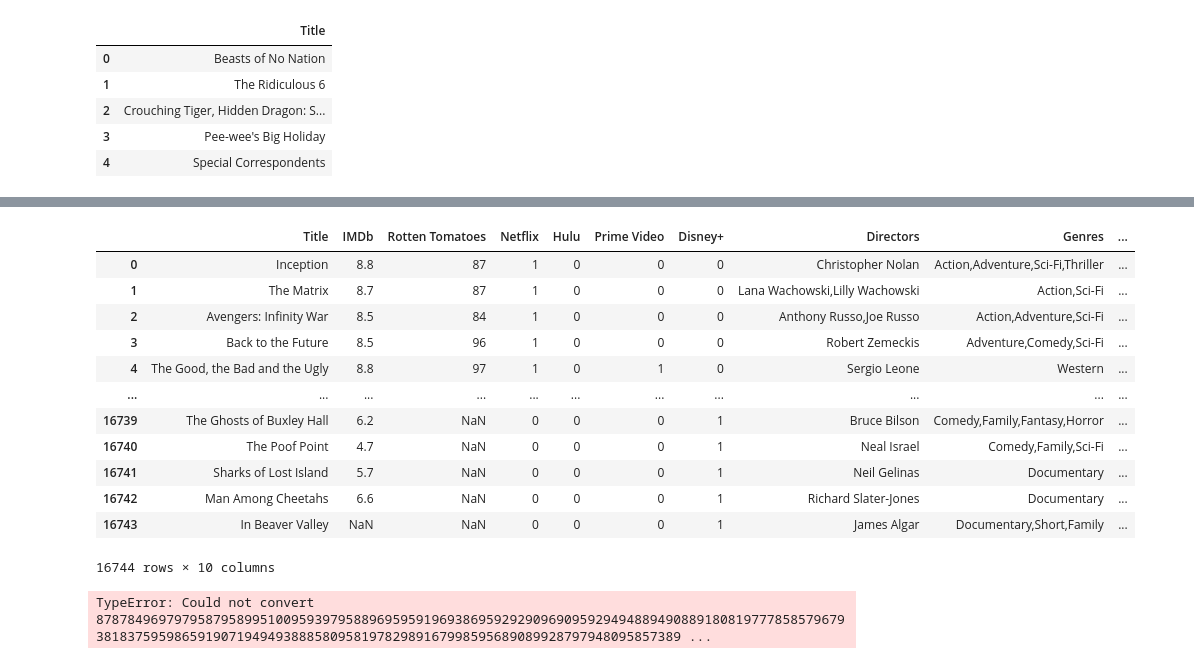
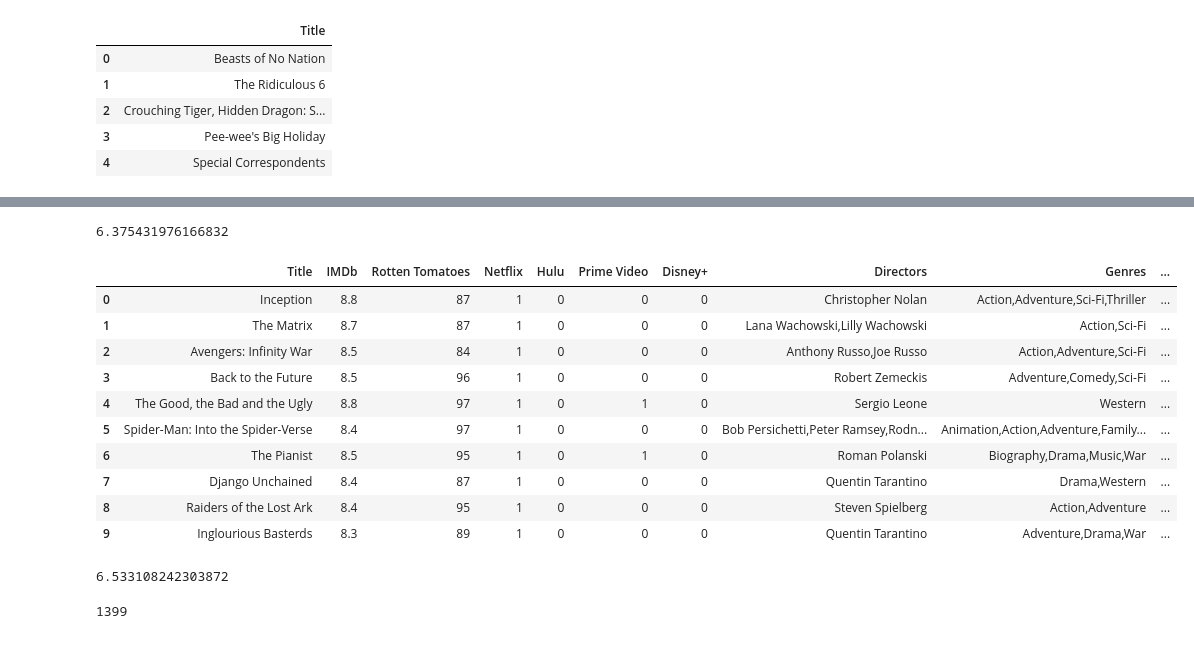
Before and after one commit to CindyBrady/ETL_Movie_Streaming, a Jupyter notebook: ETL Project/ETL_Netflix.ipynb, the cells around one changed output, grey strips where cells are left out. Saved outputs shown, nothing was run; the diff lists cells and outputs as text; code cells hidden in the pictures.

Commit message:
Update ETL_Netflix.ipynb
Updating notebook

```diff
--- a/ETL Project/ETL_Netflix.ipynb
+++ b/ETL Project/ETL_Netflix.ipynb
@@ -29,6 +29,9 @@ netflix_df.head()
 # %%
 #clean all_platforms
 all_platforms_df = all_platforms_df.drop(columns = ["Unnamed: 0", "ID", "Year", "Age", "Type", "Country", "Language"])
+# %%
+#dropping blank rows
+all_platforms_df.dropna(inplace=True)
 # %%
 #clean netflix
 netflix_df = netflix_df[["Title"]].copy()
@@ -63,18 +46,22 @@ all_platforms_df.dropna()
+# %%
+#mean of IMDb
+all_platforms_df["IMDb"].mean()
+# %% [output]
+6.375431976166832
 # %%
+#removing % from Rotten Tomatoes
 all_platforms_df['Rotten Tomatoes'] = all_platforms_df['Rotten Tomatoes'].str.replace('%', '')
-all_platforms_df
+all_platforms_df.head(10)
 # %% [output]
 |  | Title | IMDb | Rotten Tomatoes | Netflix | Hulu | Prime Video | Disney+ | Directors | Genres | ... |
 | 0 | Inception | 8.8 | 87 | 1 | 0 | 0 | 0 | Christopher Nolan | Action,Adventure,Sci-Fi,Thriller | ... |
 | 1 | The Matrix | 8.7 | 87 | 1 | 0 | 0 | 0 | Lana Wachowski,Lilly Wachowski | Action,Sci-Fi | ... |
 | 2 | Avengers: Infinity War | 8.5 | 84 | 1 | 0 | 0 | 0 | Anthony Russo,Joe Russo | Action,Adventure,Sci-Fi | ... |
 | 3 | Back to the Future | 8.5 | 96 | 1 | 0 | 0 | 0 | Robert Zemeckis | Adventure,Comedy,Sci-Fi | ... |
 | 4 | The Good, the Bad and the Ugly | 8.8 | 97 | 1 | 0 | 1 | 0 | Sergio Leone | Western | ... |
-| ... | ... | ... | ... | ... | ... | ... | ... | ... | ... | ... |
-| 16739 | The Ghosts of Buxley Hall | 6.2 | NaN | 0 | 0 | 0 | 1 | Bruce Bilson | Comedy,Family,Fantasy,Horror | ... |
-| 16740 | The Poof Point | 4.7 | NaN | 0 | 0 | 0 | 1 | Neal Israel | Comedy,Family,Sci-Fi | ... |
-| 16741 | Sharks of Lost Island | 5.7 | NaN | 0 | 0 | 0 | 1 | Neil Gelinas | Documentary | ... |
-| 16742 | Man Among Cheetahs | 6.6 | NaN | 0 | 0 | 0 | 1 | Richard Slater-Jones | Documentary | ... |
-| 16743 | In Beaver Valley | NaN | NaN | 0 | 0 | 0 | 1 | James Algar | Documentary,Short,Family | ... |
+| 5 | Spider-Man: Into the Spider-Verse | 8.4 | 97 | 1 | 0 | 0 | 0 | Bob Persichetti,Peter Ramsey,Rodn... | Animation,Action,Adventure,Family... | ... |
+| 6 | The Pianist | 8.5 | 95 | 1 | 0 | 1 | 0 | Roman Polanski | Biography,Drama,Music,War | ... |
+| 7 | Django Unchained | 8.4 | 87 | 1 | 0 | 0 | 0 | Quentin Tarantino | Drama,Western | ... |
+| 8 | Raiders of the Lost Ark | 8.4 | 95 | 1 | 0 | 0 | 0 | Steven Spielberg | Action,Adventure | ... |
+| 9 | Inglourious Basterds | 8.3 | 89 | 1 | 0 | 0 | 0 | Quentin Tarantino | Adventure,Drama,War | ... |
-16744 rows × 10 columns
 # %%
@@ -82,4 +70,5 @@ all_platforms_df['Rotten Tomatoes'] = all_platforms_df['Rotten Tomatoes'].astype
-# %%
-all_platforms_df["Rotten Tomatoes"].mean()
-# %% [output]
-TypeError: Could not convert 878784969797958795899510095939795889695959196938695929290969095929494889490889180819777858579679381837595986591907194949388858095819782989167998595689089928797948095857389 ...
+# %%
+#mean of Rotten Tomatoes
+all_platforms_df["Rotten Tomatoes"].div(10).mean()
+# %% [output]
+6.533108242303872
@@ -85,0 +78,5 @@ TypeError: Could not convert 878784969797958795899510095939795889695959196938695
+# %%
+#count of Netflix titles
+(all_platforms_df['Netflix'] == 1).sum()
+# %% [output]
+1399
```
Also changed, not shown: parts of 14 cells of this notebook.
